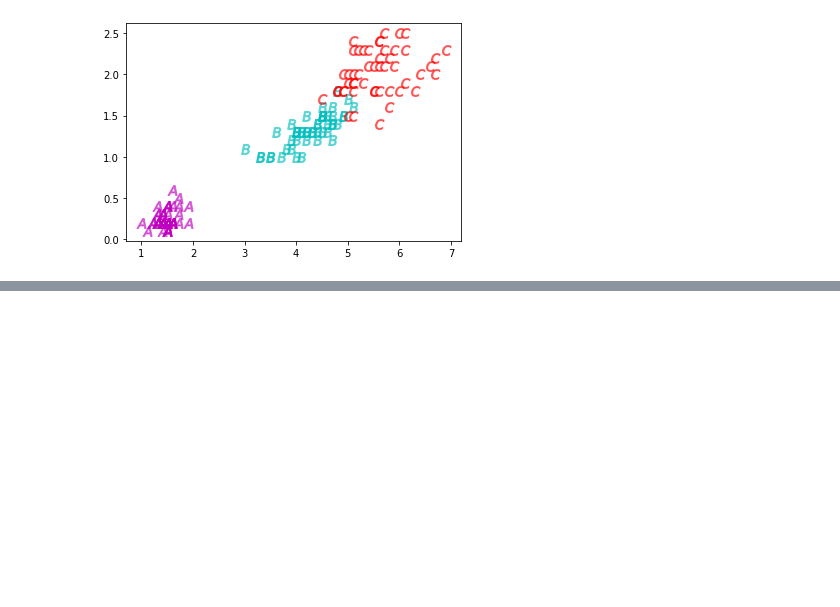
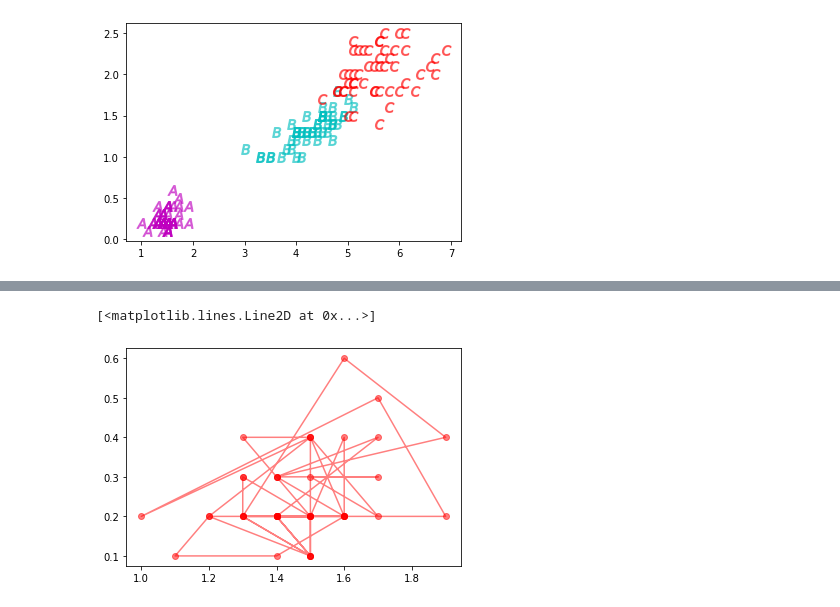
Before and after one commit to Suchirapon/data_viz, a Jupyter notebook: Visualize_Data_Distribution(02).ipynb, the cells around one changed output, grey strips where cells are left out. Cells and saved outputs as stored; diff of their text form; code cells hidden in the pictures; blank space fills up the shorter version.

```diff
--- a/Visualize_Data_Distribution(02).ipynb
+++ b/Visualize_Data_Distribution(02).ipynb
@@ -95,0 +113,5 @@ plt.scatter(df['PetalLength'][100:],df['PetalWidth'][100:],s=100,c='r',alpha=0.5
+# %%
+plt.plot(df['PetalLength'][:50],df['PetalWidth'][:50],'o-r',alpha=0.5) #ตัว marker เป็น o เส้นเชื่อระหว่างจุดเป็นขีด
+# %% [output]
+[<matplotlib.lines.Line2D at 0x...>]
+[figure, added]
```
Also changed, not shown: parts of 18 cells of this notebook.
